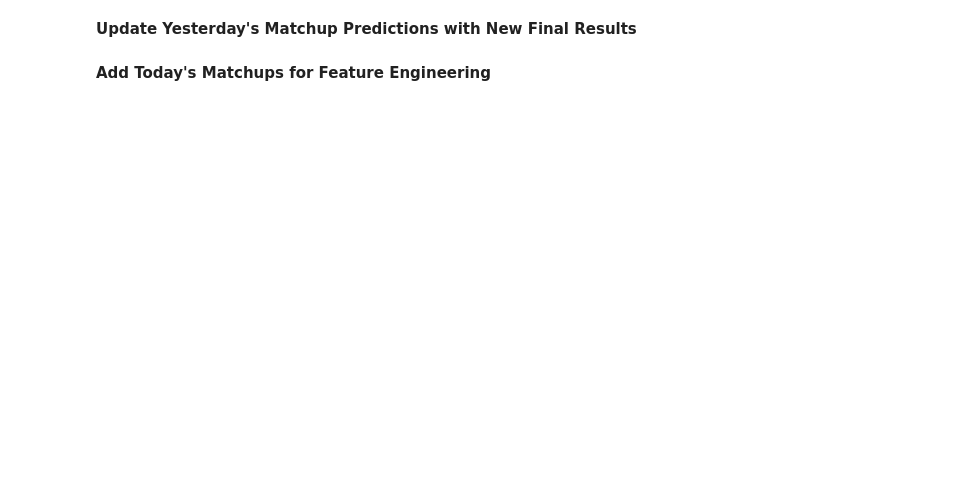
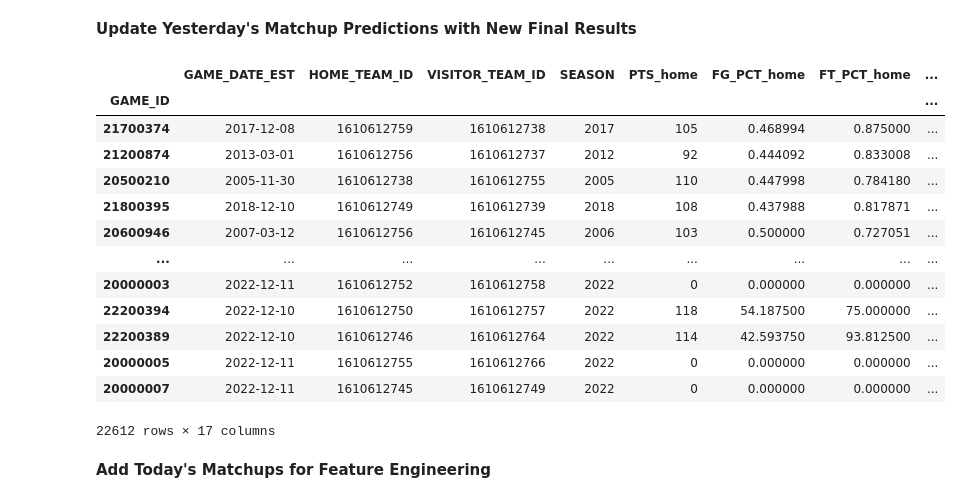
Before and after one commit to cmunch1/nba-prediction, a Jupyter notebook: 09_production_features_pipeline.ipynb, the cells around one changed output. Cells and saved outputs as stored; diff of their text form; code cells hidden in the pictures; blank space fills up the shorter version.

Commit message:
added support for game_ID scraping

```diff
--- a/09_production_features_pipeline.ipynb
+++ b/09_production_features_pipeline.ipynb
@@ -83,10 +83,10 @@ def get_new_games(driver)-> pd.DataFrame:
 
     return df
 
-#df_new = get_new_games(driver)
+df_new = get_new_games(driver)
 
 # get the SEASON of the last game in the database
 # this will used when constructing rows for prediction
-#SEASON = df_new['SEASON'].max()
+SEASON = df_new['SEASON'].max()
 
-#df_new
+df_new
@@ -212,16 +255,33 @@ df_old
 # %%
 # filter out games that are pending final results
 # (these were the rows used for prediction yesterday)
 # and then update these with the new results
-#>>> df1.set_index('Code', inplace=True)
-#>>> df1.update(df2.set_index('Code'))
-#>>> df1.reset_index()  # to recover the initial structure
+# (these will be games where single games stats will == 0)
 
-df_pending = df_old[df_old['GAME_ID'] < 20000100]
+df_old.set_index('GAME_ID', inplace=True)
+df_old.update(df_new.set_index('GAME_ID'))
+df_old.reset_index()
 
-df_pending.update(df_new)
+#df_pending = df_old[df_old['PTS_Home'] == 0] #games that are pending final results
 
-df_pending
+#df_pending.update(df_new)
+
+df_old
+# %% [output]
+|  | GAME_DATE_EST | HOME_TEAM_ID | VISITOR_TEAM_ID | SEASON | PTS_home | FG_PCT_home | FT_PCT_home | ... |
+| GAME_ID |  |  |  |  |  |  |  | ... |
+| 21700374 | 2017-12-08 | 1610612759 | 1610612738 | 2017 | 105 | 0.468994 | 0.875000 | ... |
+| 21200874 | 2013-03-01 | 1610612756 | 1610612737 | 2012 | 92 | 0.444092 | 0.833008 | ... |
+| 20500210 | 2005-11-30 | 1610612738 | 1610612755 | 2005 | 110 | 0.447998 | 0.784180 | ... |
+| 21800395 | 2018-12-10 | 1610612749 | 1610612739 | 2018 | 108 | 0.437988 | 0.817871 | ... |
+| 20600946 | 2007-03-12 | 1610612756 | 1610612745 | 2006 | 103 | 0.500000 | 0.727051 | ... |
+| ... | ... | ... | ... | ... | ... | ... | ... | ... |
+| 20000003 | 2022-12-11 | 1610612752 | 1610612758 | 2022 | 0 | 0.000000 | 0.000000 | ... |
+| 22200394 | 2022-12-10 | 1610612750 | 1610612757 | 2022 | 118 | 54.187500 | 75.000000 | ... |
+| 22200389 | 2022-12-10 | 1610612746 | 1610612764 | 2022 | 114 | 42.593750 | 93.812500 | ... |
+| 20000005 | 2022-12-11 | 1610612755 | 1610612766 | 2022 | 0 | 0.000000 | 0.000000 | ... |
+| 20000007 | 2022-12-11 | 1610612745 | 1610612749 | 2022 | 0 | 0.000000 | 0.000000 | ... |
+22612 rows × 17 columns
 # %% [markdown]
 **Add Today's Matchups for Feature Engineering**
 # %%
```
Also changed, not shown: parts of 11 cells of this notebook, 1 other file.
